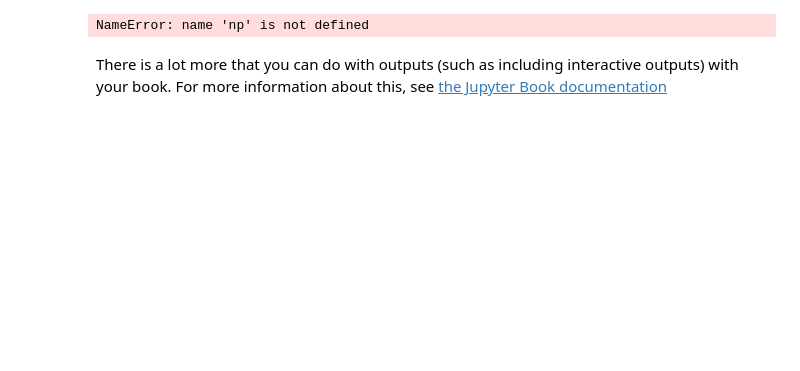
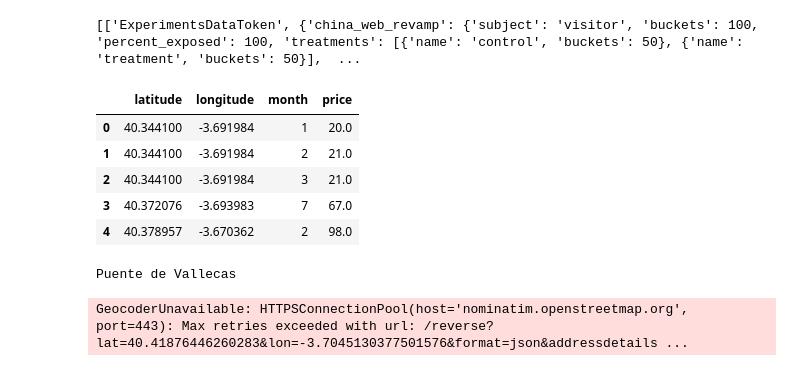
Before and after one commit to NoFunCode/map-data, a Jupyter notebook: notebooks.ipynb, the cells around one changed output. Cells and saved outputs as stored; diff of their text form; code cells hidden in the pictures; blank space fills up the shorter version.

Commit message:
Data preparation for AirBnB data

```diff
--- a/notebooks.ipynb
+++ b/notebooks.ipynb
@@ -159,24 +177,4 @@ airbnb_data.to_csv("airbnb_data.csv", index=False)
-# %%
-# Fixing random state for reproducibility
-np.random.seed(19680801)
-
-N = 10
-data = [np.logspace(0, 1, 100) + np.random.randn(100) + ii for ii in range(N)]
-data = np.array(data).T
-cmap = plt.cm.coolwarm
-rcParams['axes.prop_cycle'] = cycler(color=cmap(np.linspace(0, 1, N)))
-
-
-from matplotlib.lines import Line2D
-custom_lines = [Line2D([0], [0], color=cmap(0.), lw=4),
-                Line2D([0], [0], color=cmap(.5), lw=4),
-                Line2D([0], [0], color=cmap(1.), lw=4)]
-
-fig, ax = plt.subplots(figsize=(10, 5))
-lines = ax.plot(data)
-ax.legend(custom_lines, ['Cold', 'Medium', 'Hot']);
-# %% [output]
-NameError: name 'np' is not defined
-# %% [markdown]
-There is a lot more that you can do with outputs (such as including interactive outputs)
-with your book. For more information about this, see [the Jupyter Book documentation](https://jupyterbook.org)
+# %%
+print(json_data["root > core-guest-spa"])
+# %% [output]
+[['ExperimentsDataToken', {'china_web_revamp': {'subject': 'visitor', 'buckets': 100, 'percent_exposed': 100, 'treatments': [{'name': 'control', 'buckets': 50}, {'name': 'treatment', 'buckets': 50}],  ...
@@ -182,0 +193,49 @@ with your book. For more information about this, see [the Jupyter Book documenta
+# %%
+airbnb_data = pd.read_csv("airbnb_data.csv")
+airbnb_data["check_in"] = pd.to_datetime(airbnb_data["check_in"])
+airbnb_data["check_out"] = pd.to_datetime(airbnb_data["check_out"])
+
+airbnb_data['month'] = airbnb_data['check_in'].dt.month
+
+# Prepare data for map
+
+airbnb_map_data = airbnb_data.groupby(['latitude', 'longitude', 'month'])['price'].mean().reset_index()
+airbnb_map_data.to_csv("airbnb_map_data.csv", index=False)
+
+airbnb_map_data.head()
+# %% [output]
+|  | latitude | longitude | month | price |
+| 0 | 40.344100 | -3.691984 | 1 | 20.0 |
+| 1 | 40.344100 | -3.691984 | 2 | 21.0 |
+| 2 | 40.344100 | -3.691984 | 3 | 21.0 |
+| 3 | 40.372076 | -3.693983 | 7 | 67.0 |
+| 4 | 40.378957 | -3.670362 | 2 | 98.0 |
+# %%
+from geopy.geocoders import Nominatim
+
+def get_district(latitude, longitude):
+    # Initialize Nominatim API
+    geolocator = Nominatim(user_agent="map_app_airbnb")
+
+    # Get location with reverse geocode
+    location = geolocator.reverse((latitude, longitude), exactly_one=True)
+
+    if location:
+        address = location.raw['address']
+        district = address.get('suburb')
+        return district
+    else:
+        return "District not found"
+
+# Example usage
+latitude = 40.748817
+longitude = -73.985428
+print(get_district(40.3789571457818,-3.6703623401582193))
+
+
+airbnb_map_data['region'] = airbnb_map_data.apply(lambda x: get_district(x['latitude'], x['longitude']), axis=1)
+print(airbnb_map_data.head())
+airbnb_map_data.to_csv("airbnb_map_data.csv", index=False)
+# %% [output]
+Puente de Vallecas
+GeocoderUnavailable: HTTPSConnectionPool(host='nominatim.openstreetmap.org', port=443): Max retries exceeded with url: /reverse?lat=40.41876446260283&lon=-3.7045130377501576&format=json&addressdetails ...
```
Also changed, not shown: parts of 4 cells of this notebook, 6 other files.
